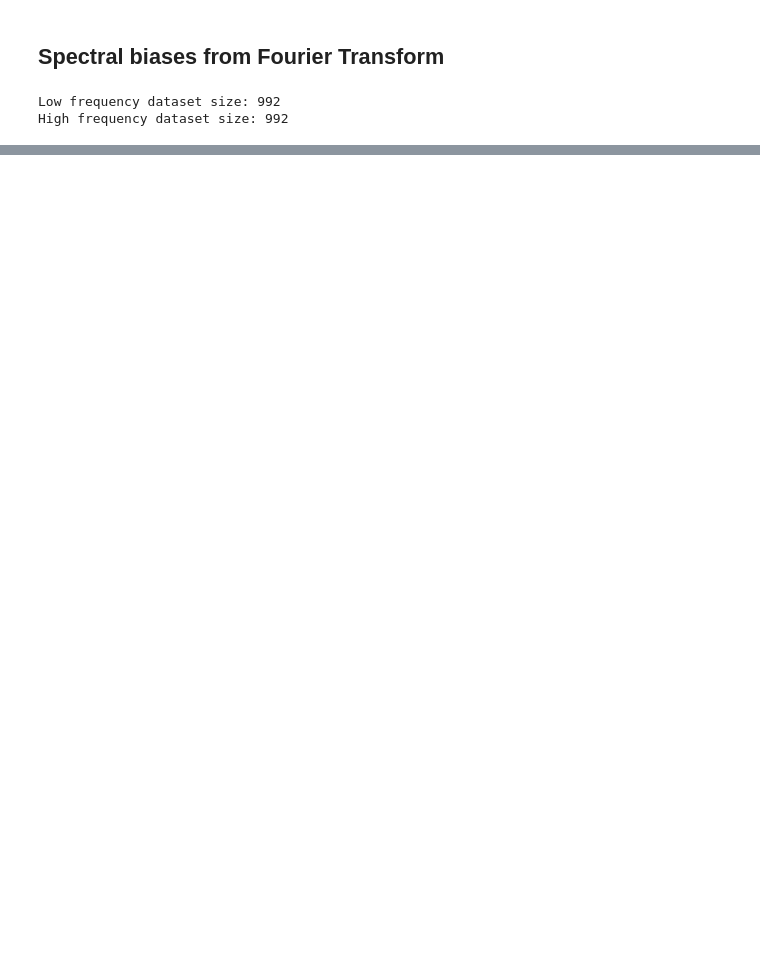
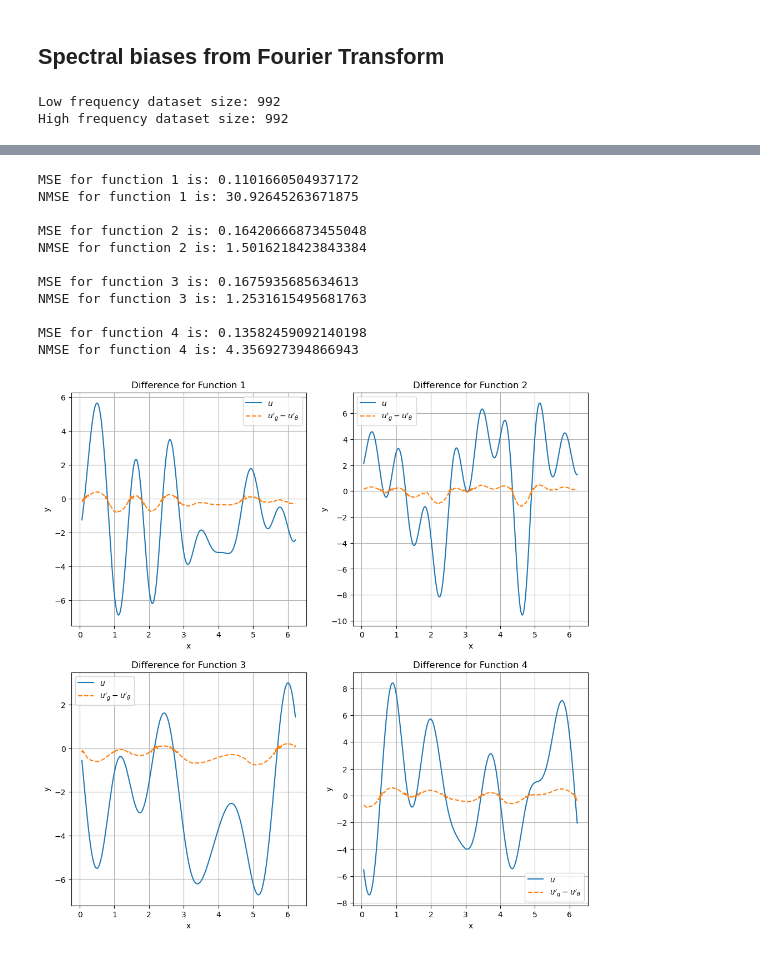
Before and after one commit to ewang26/multistage, a Jupyter notebook: first_derivative_one_layer.ipynb, the cells around one changed output, grey strips where cells are left out. Saved outputs shown, nothing was run; the diff lists cells and outputs as text; code cells hidden in the pictures; blank space fills up the shorter version.

```diff
--- a/first_derivative_one_layer.ipynb
+++ b/first_derivative_one_layer.ipynb
@@ -457,0 +534,15 @@ Overall MSE over all test functions: 1425323.375
+# %%
+plot_difference(model1, dataset=high_freq_dataset, save_dir='plots', filename='high_freq_differences', save=True)
+# %% [output]
+MSE for function 1 is: 0.1101660504937172
+NMSE for function 1 is: 30.92645263671875
+
+MSE for function 2 is: 0.16420666873455048
+NMSE for function 2 is: 1.5016218423843384
+
+MSE for function 3 is: 0.1675935685634613
+NMSE for function 3 is: 1.2531615495681763
+
+MSE for function 4 is: 0.13582459092140198
+NMSE for function 4 is: 4.356927394866943
+[figure, added]
```
Also changed, not shown: parts of 16 cells of this notebook, 3 other files.
